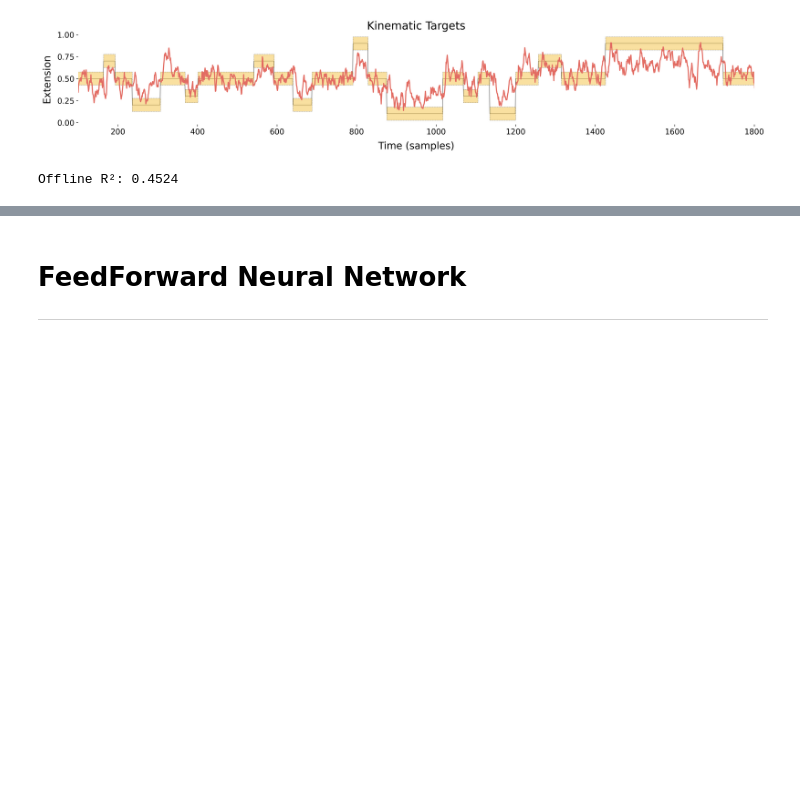
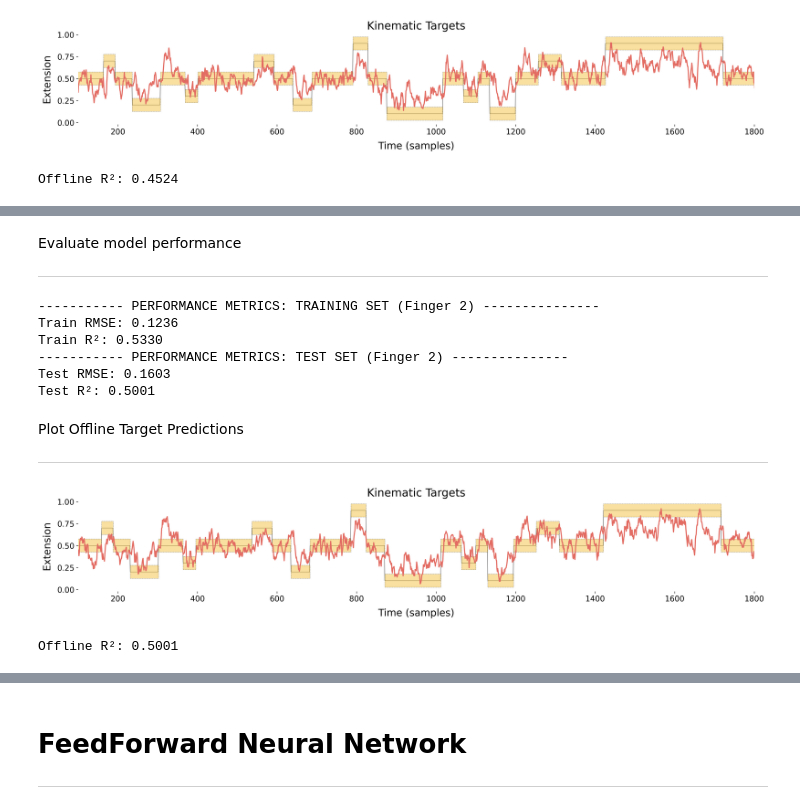
Before and after one commit to cfoli/Kinematic-Decoding-4-BCI-Control, a Jupyter notebook: Two_finger_neural_decoding.ipynb, the cells around one changed output, grey strips where cells are left out. Cells and saved outputs as stored; diff of their text form; code cells hidden in the pictures; blank space fills up the shorter version.

Commit message:
Implemented Ridge Regression and XGBoost Regression Decoders

```diff
--- a/Two_finger_neural_decoding.ipynb
+++ b/Two_finger_neural_decoding.ipynb
@@ -1308,0 +1517,5 @@ Offline R²: 0.4524
+# %%
+from sklearn.model_selection import train_test_split
+
+# Split all data into train and test
+X_train, X_test, y_train, y_test = train_test_split(neural_data, targ, test_size=0.15, shuffle=False, random_state=42)
@@ -1308,0 +1526,72 @@ Offline R²: 0.4524
+# %%
+#Declare model
+model_rr = RidgeDecoder(alpha=0.01)
+
+num_bins_before = 10
+#Fit model
+model_rr.fit(X_train,y_train, num_bins_before = num_bins_before)
+
+# Get predictions
+y_pred_train = model_rr.predict(X_train)
+y_pred_test  = model_rr.predict(X_test)
+
+# Re-format target data
+y_train = y_train[num_bins_before:,:]
+y_test  = y_test[num_bins_before:,:]
+# %% [markdown]
+Evaluate model performance
+
+---
+# %%
+# --------------- Evaluate model performance ----------------
+from sklearn.metrics import mean_squared_error, r2_score
+
+fing = 1  # select finger to plot
+# Calculate metrics
+train_rmse = np.sqrt(mean_squared_error(y_train, y_pred_train, multioutput='raw_values'))
+test_rmse  = np.sqrt(mean_squared_error(y_test, y_pred_test, multioutput='raw_values'))
+train_r2_list   = r2_score(y_train, y_pred_train, multioutput='raw_values') # 1 x 4 (pos_1, pos_2, vel_1, vel_2)
+test_r2_list    = r2_score(y_test, y_pred_test, multioutput='raw_values')
+
+print(f"----------- PERFORMANCE METRICS: TRAINING SET (Finger {fing+1}) ---------------")
+print(f"Train RMSE: {train_rmse[fing]:.4f}")
+print(f"Train R²: {train_r2_list[fing]:.4f}")
+
+print(f"----------- PERFORMANCE METRICS: TEST SET (Finger {fing+1}) ---------------")
+print(f"Test RMSE: {test_rmse[fing]:.4f}")
+print(f"Test R²: {test_r2_list[fing]:.4f}")
+# %% [output]
+----------- PERFORMANCE METRICS: TRAINING SET (Finger 2) ---------------
+Train RMSE: 0.1236
+Train R²: 0.5330
+----------- PERFORMANCE METRICS: TEST SET (Finger 2) ---------------
+Test RMSE: 0.1603
+Test R²: 0.5001
+# %% [markdown]
+Plot Offline Target Predictions
+
+---
+# %%
+fing = 1 # select finger to plot
+targ_vel      = y_test[:,fing]
+targ_vel_pred = y_pred_test[:,fing]
+# y_pred_test is time_bins x 6 (pos_1, pos_2, vel_1, vel_2)
+
+if fing == 0:
+  fing_color = {'line': '#06ADA7', 'target': '#9CEAEF'}
+elif fing == 1:
+  fing_color = {'line': '#E36C63', 'target': '#F4C343'}
+else:
+  fing_color = {'line': 'k', 'target': 'k'}
+
+plot_targets(targ         = targ_vel,
+             y_pred       = targ_vel_pred,
+             targ_radius  = targsize.mean(),
+             fing_color   = fing_color,
+             x_lim        = (100,1800),
+             plot_targ_TF = True)
+
+print(f"\nOffline R²: {r2_score(targ_vel,targ_vel_pred):.4f}")
+# %% [output]
+[figure, added]
+Offline R²: 0.5001
```
Also changed, not shown: parts of 18 cells of this notebook.
